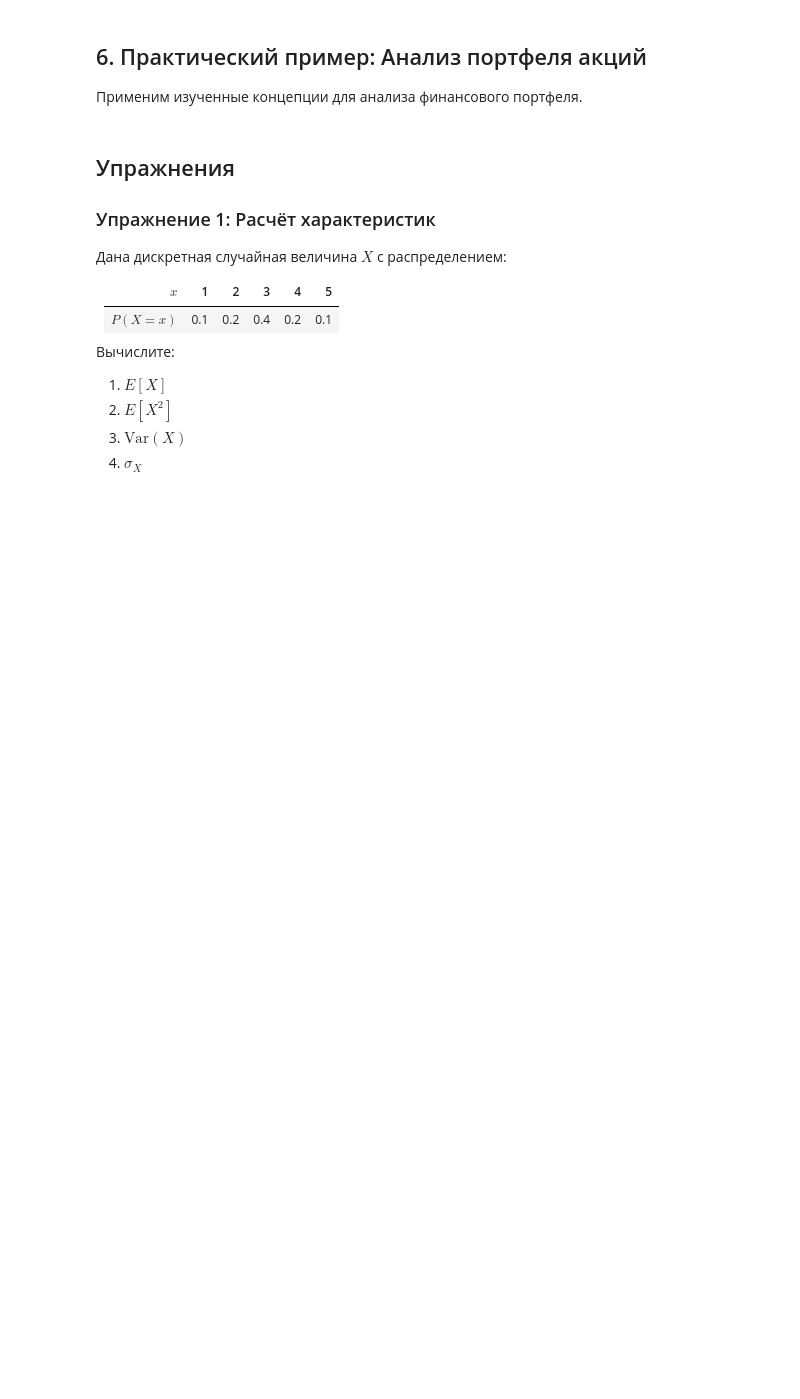
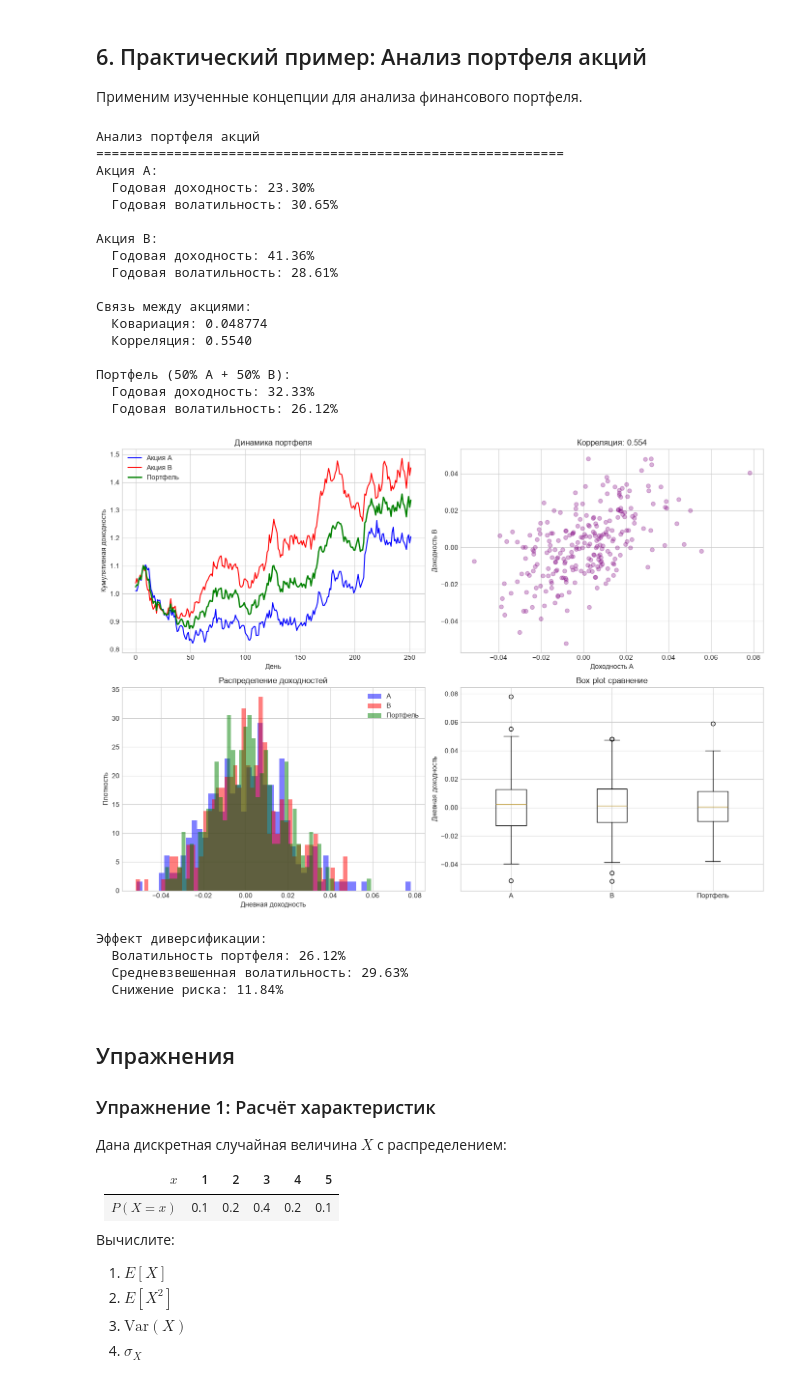
Before and after one commit to antontuzov/DataMath, a Jupyter notebook: Module_02_Random_Variables/03_Random_Variables.ipynb, the cells around one changed output. Drawn from its saved outputs; the diff is of its cells as text; code cells hidden in the pictures; blank space fills up the shorter version.

```diff
--- a/Module_02_Random_Variables/03_Random_Variables.ipynb
+++ b/Module_02_Random_Variables/03_Random_Variables.ipynb
@@ -377,37 +419,58 @@ axes[0, 0].plot(cum_returns_portfolio, label='Портфель', color='green',
 axes[0, 0].set_xlabel('День')
 axes[0, 0].set_ylabel('Кумулятивная доходность')
 axes[0, 0].set_title('Динамика портфеля')
 axes[0, 0].legend()
 
 # Диаграмма рассеяния
 axes[0, 1].scatter(returns_A, returns_B, alpha=0.3, color='purple')
 axes[0, 1].set_xlabel('Доходность A')
 axes[0, 1].set_ylabel('Доходность B')
 axes[0, 1].set_title(f'Корреляция: {corr_AB:.3f}')
 
 # Распределение доходностей
 axes[1, 0].hist(returns_A, bins=50, alpha=0.5, label='A', density=True, color='blue')
 axes[1, 0].hist(returns_B, bins=50, alpha=0.5, label='B', density=True, color='red')
 axes[1, 0].hist(returns_portfolio, bins=50, alpha=0.5, label='Портфель', density=True, color='green')
 axes[1, 0].set_xlabel('Дневная доходность')
 axes[1, 0].set_ylabel('Плотность')
 axes[1, 0].set_title('Распределение доходностей')
 axes[1, 0].legend()
-
 # Box plot
-axes[1, 1].boxplot([returns_A, returns_B, returns_portfolio],
-                   labels=['A', 'B', 'Портфель'])
+bp = axes[1, 1].boxplot([returns_A, returns_B, returns_portfolio])
+axes[1, 1].set_xticklabels(['A', 'B', 'Портфель'])
 axes[1, 1].set_ylabel('Дневная доходность')
 axes[1, 1].set_title('Box plot сравнение')
-
 plt.tight_layout()
 plt.show()
 
 # Эффект диверсификации
 print(f'\nЭффект диверсификации:')
 print(f'  Волатильность портфеля: {std_portfolio:.2%}')
 print(f'  Средневзвешенная волатильность: {w_A*std_A + w_B*std_B:.2%}')
 print(f'  Снижение риска: {(1 - std_portfolio/(w_A*std_A + w_B*std_B)):.2%}')
+# %% [output]
+Анализ портфеля акций
+============================================================
+Акция A:
+  Годовая доходность: 23.30%
+  Годовая волатильность: 30.65%
+
+Акция B:
+  Годовая доходность: 41.36%
+  Годовая волатильность: 28.61%
+
+Связь между акциями:
+  Ковариация: 0.048774
+  Корреляция: 0.5540
+
+Портфель (50% A + 50% B):
+  Годовая доходность: 32.33%
+  Годовая волатильность: 26.12%
+[figure, added]
+Эффект диверсификации:
+  Волатильность портфеля: 26.12%
+  Средневзвешенная волатильность: 29.63%
+  Снижение риска: 11.84%
 # %% [markdown]
 ## Упражнения
 
```
Also changed, not shown: parts of 6 cells of this notebook, 12 other files.
